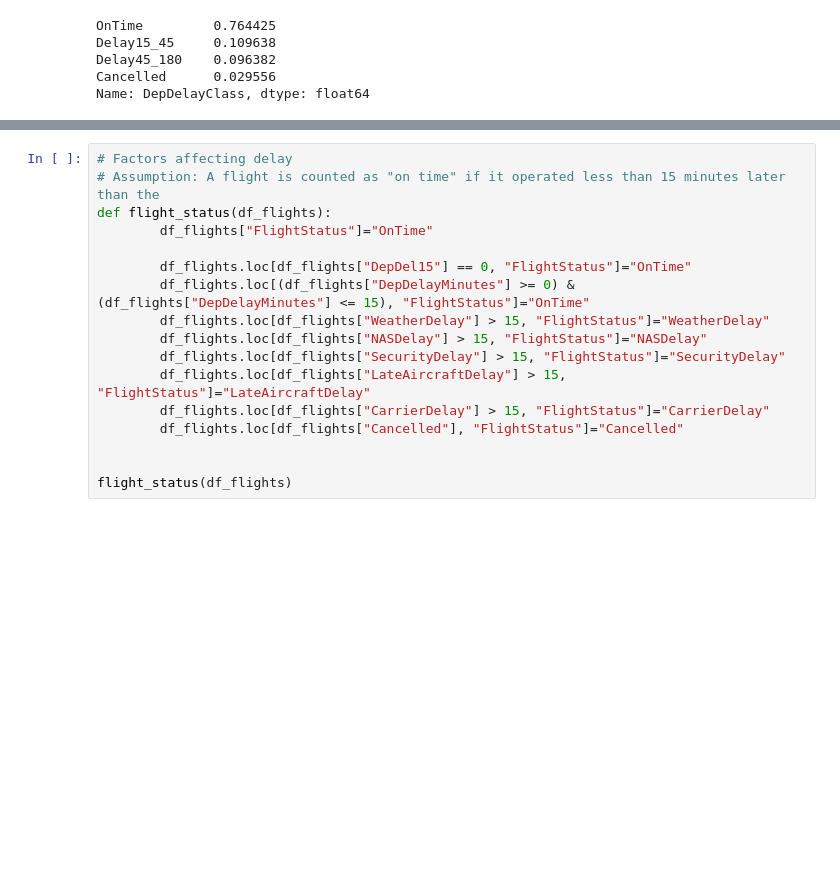
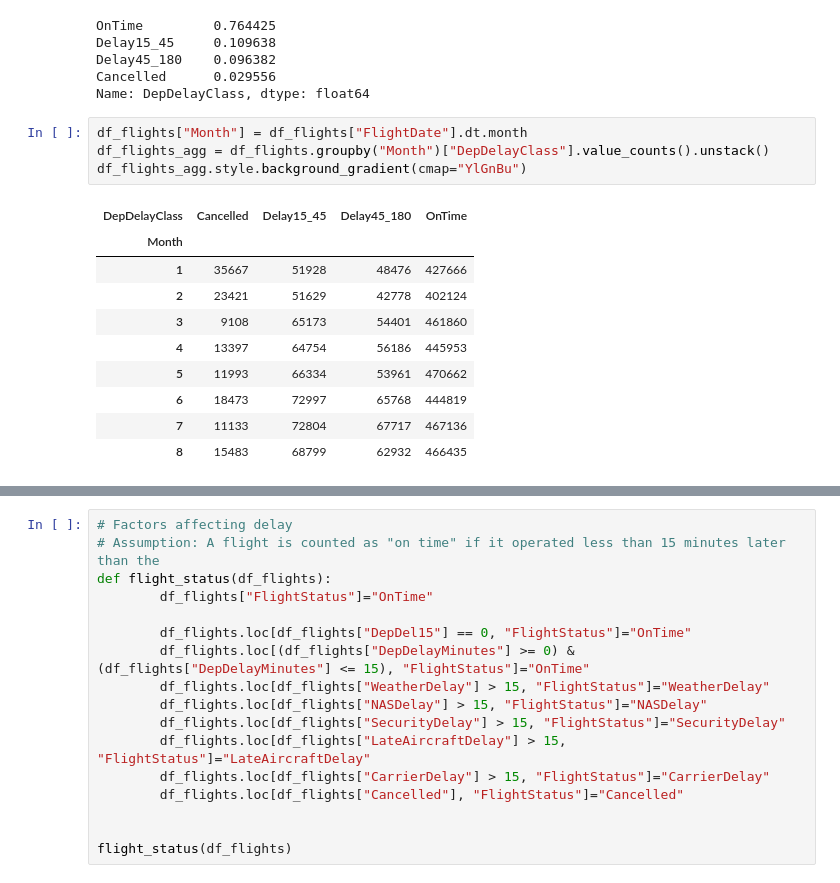
Before and after one commit to georgetown-analytics/team-3, a Jupyter notebook: flight_model/notebooks/STAT/stat1_flight_data_2022.ipynb, the cells around one changed output, grey strips where cells are left out. Saved outputs shown, nothing was run; the diff lists cells and outputs as text; blank space fills up the shorter version.

```diff
--- a/flight_model/notebooks/STAT/stat1_flight_data_2022.ipynb
+++ b/flight_model/notebooks/STAT/stat1_flight_data_2022.ipynb
@@ -208,3 +229,18 @@ Delay15_45     0.109638
 Delay45_180    0.096382
 Cancelled      0.029556
 Name: DepDelayClass, dtype: float64
+# %%
+df_flights["Month"] = df_flights["FlightDate"].dt.month
+df_flights_agg = df_flights.groupby("Month")["DepDelayClass"].value_counts().unstack()
+df_flights_agg.style.background_gradient(cmap="YlGnBu")
+# %% [output]
+| DepDelayClass | Cancelled | Delay15_45 | Delay45_180 | OnTime |
+| Month |  |  |  |  |
+| 1 | 35667 | 51928 | 48476 | 427666 |
+| 2 | 23421 | 51629 | 42778 | 402124 |
+| 3 | 9108 | 65173 | 54401 | 461860 |
+| 4 | 13397 | 64754 | 56186 | 445953 |
+| 5 | 11993 | 66334 | 53961 | 470662 |
+| 6 | 18473 | 72997 | 65768 | 444819 |
+| 7 | 11133 | 72804 | 67717 | 467136 |
+| 8 | 15483 | 68799 | 62932 | 466435 |
```
Also changed, not shown: parts of 13 cells of this notebook.
